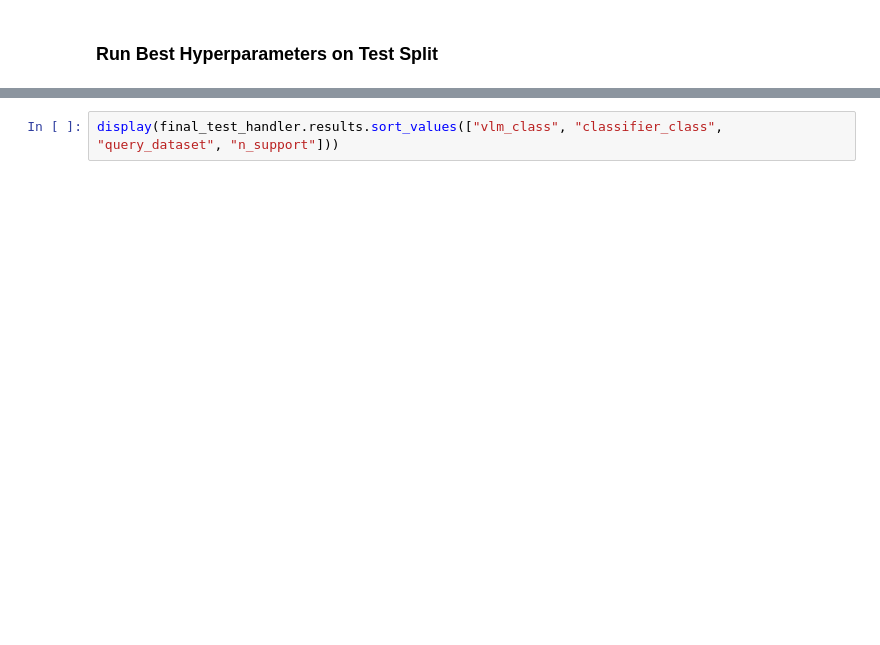
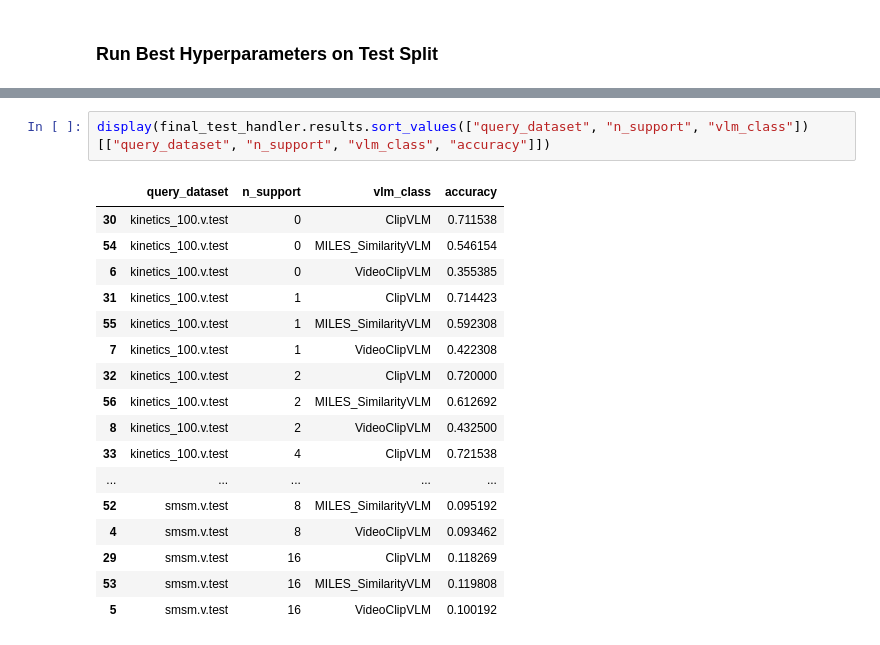
Before and after one commit to zanedurante/vlm_benchmark, a Jupyter notebook: vlm_param_tests.ipynb, the cells around one changed output, grey strips where cells are left out. Drawn from its saved outputs; the diff is of its cells as text; blank space fills up the shorter version.

```diff
--- a/vlm_param_tests.ipynb
+++ b/vlm_param_tests.ipynb
@@ -332,4 +308,22 @@ RuntimeError: CUDA out of memory. Tried to allocate 678.00 MiB (GPU 0; 15.78 GiB
 # %%
-display(final_test_handler.results.sort_values(["vlm_class", "classifier_class", "query_dataset", "n_support"]))
+display(final_test_handler.results.sort_values(["query_dataset", "n_support", "vlm_class"])[["query_dataset", "n_support", "vlm_class", "accuracy"]])
+# %% [output]
+|  | query_dataset | n_support | vlm_class | accuracy |
+| 30 | kinetics_100.v.test | 0 | ClipVLM | 0.711538 |
+| 54 | kinetics_100.v.test | 0 | MILES_SimilarityVLM | 0.546154 |
+| 6 | kinetics_100.v.test | 0 | VideoClipVLM | 0.355385 |
+| 31 | kinetics_100.v.test | 1 | ClipVLM | 0.714423 |
+| 55 | kinetics_100.v.test | 1 | MILES_SimilarityVLM | 0.592308 |
+| 7 | kinetics_100.v.test | 1 | VideoClipVLM | 0.422308 |
+| 32 | kinetics_100.v.test | 2 | ClipVLM | 0.720000 |
+| 56 | kinetics_100.v.test | 2 | MILES_SimilarityVLM | 0.612692 |
+| 8 | kinetics_100.v.test | 2 | VideoClipVLM | 0.432500 |
+| 33 | kinetics_100.v.test | 4 | ClipVLM | 0.721538 |
+| ... | ... | ... | ... | ... |
+| 52 | smsm.v.test | 8 | MILES_SimilarityVLM | 0.095192 |
+| 4 | smsm.v.test | 8 | VideoClipVLM | 0.093462 |
+| 29 | smsm.v.test | 16 | ClipVLM | 0.118269 |
+| 53 | smsm.v.test | 16 | MILES_SimilarityVLM | 0.119808 |
+| 5 | smsm.v.test | 16 | VideoClipVLM | 0.100192 |
 # %%
 plot(
```
Also changed, not shown: parts of 6 cells of this notebook, 4 other files.
